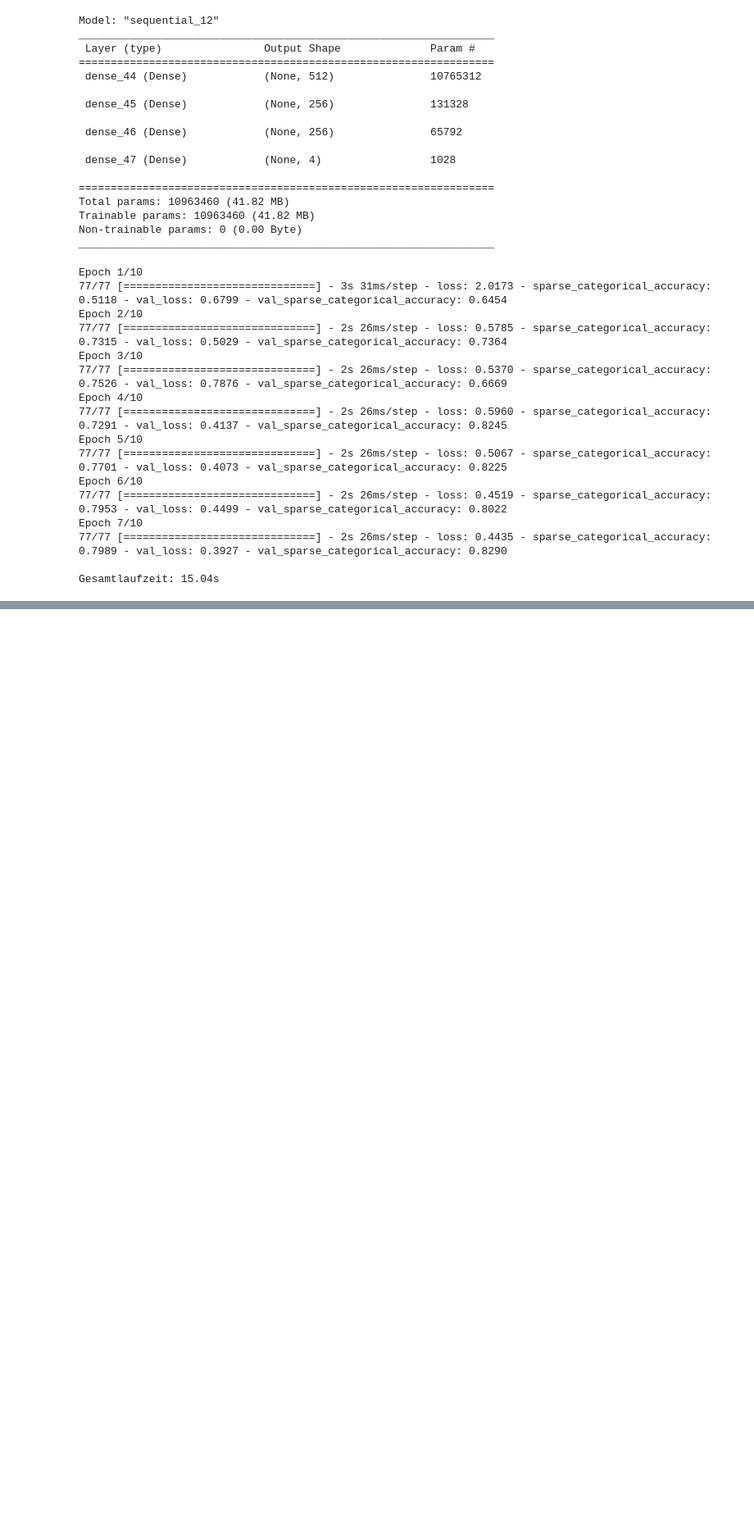
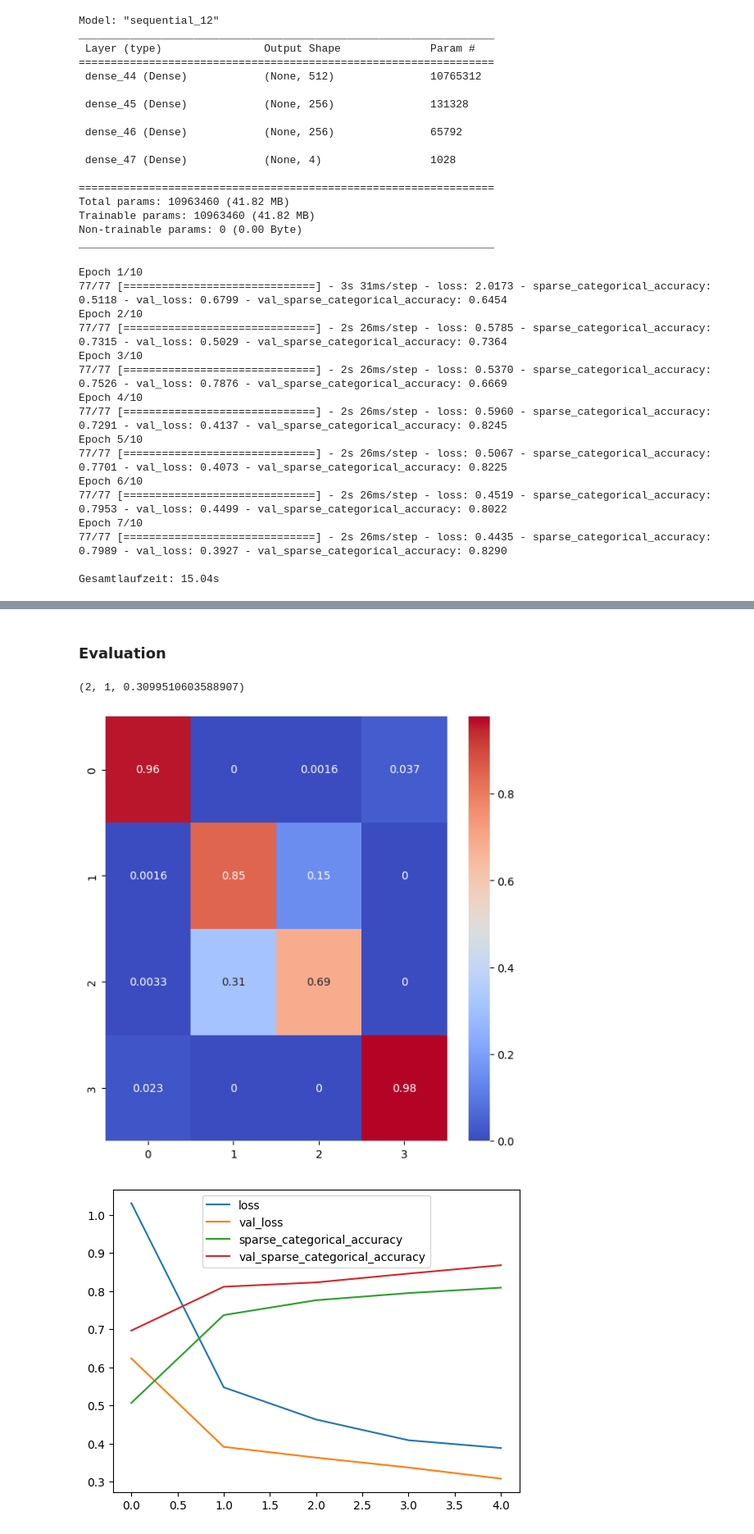
Before and after one commit to esimon113/FatigueRecognition, a Jupyter notebook: src/train_cnn_model_new.ipynb, the cells around one changed output, grey strips where cells are left out. Shown at 82% size. Drawn from its saved outputs; the diff is of its cells as text; code cells hidden in the pictures; blank space fills up the shorter version.

```diff
--- a/src/train_cnn_model_new.ipynb
+++ b/src/train_cnn_model_new.ipynb
@@ -216,7 +217,7 @@ _________________________________________________________________
 early_stopping = callbacks.EarlyStopping(
     monitor = "val_loss",
     min_delta = 0.03,
-    patience = 3,
+    patience = 2,
     restore_best_weights = True
 )
 # %%
@@ -271,0 +373,13 @@ print(mlp_report)
+# %%
+# predicts
+
+predictions_cnn = model_cnn.predict(x_test_cnn)
+y_pred_cnn = []
+for i in predictions_cnn:
+    y_pred_cnn.append(np.array(i).argmax())
+
+y_test_cnn_transformed = encoder_cnn.inverse_transform(y_test_cnn)
+y_pred_cnn_transformed = encoder_cnn.inverse_transform(y_pred_cnn)
+
+report_cnn = classification_report(y_test_cnn_transformed, y_pred_cnn_transformed)
+print(report_cnn)
@@ -271,0 +398,23 @@ print(mlp_report)
+# %%
+y_pred_cnn = []
+for i in predictions_cnn:
+    y_pred_cnn.append(np.array(i).argmax())
+
+y_test_cnn_retransformed = encoder_cnn.inverse_transform(y_test_cnn)
+y_pred_cnn_retransformed = encoder_cnn.inverse_transform(y_pred_cnn)
+# %% [markdown]
+### Evaluation
+# %%
+sorted_labels = sorted(list(set(y_test_cnn_retransformed.tolist())))
+matrix_cnn = confusion_matrix(y_test_cnn_transformed, y_pred_cnn_transformed, normalize = "true")
+
+misclassifications = []
+for i in range(len(matrix_cnn[0]) - 1):
+    for j in range(len(matrix_cnn[0]) - 1):
+        if matrix_cnn[i][j] > 0.2 and i != j:
+            misclassifications.append((sorted_labels[i], sorted_labels[j], matrix_cnn[i][j]))
+
+for x in misclassifications:
+    print(x)
+# %% [output]
+(2, 1, 0.3099510603588907)
@@ -271,0 +468,7 @@ print(mlp_report)
+# %%
+show_confusion_matrix(y_test_cnn, y_pred_cnn)
+show_epoch_history(history_cnn)
+evaluate_neural_network(y_test_cnn, y_pred_cnn)
+# %% [output]
+[figure, added]
+[figure, added]
```
Also changed, not shown: parts of 11 cells of this notebook.
